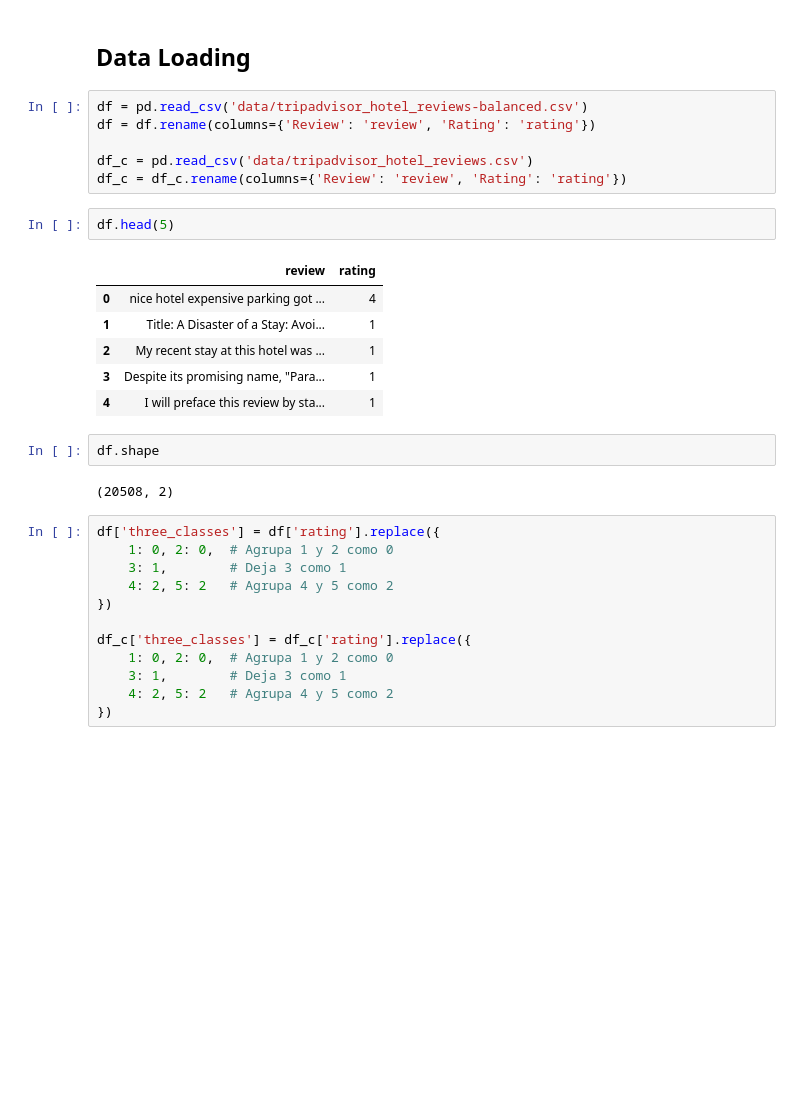
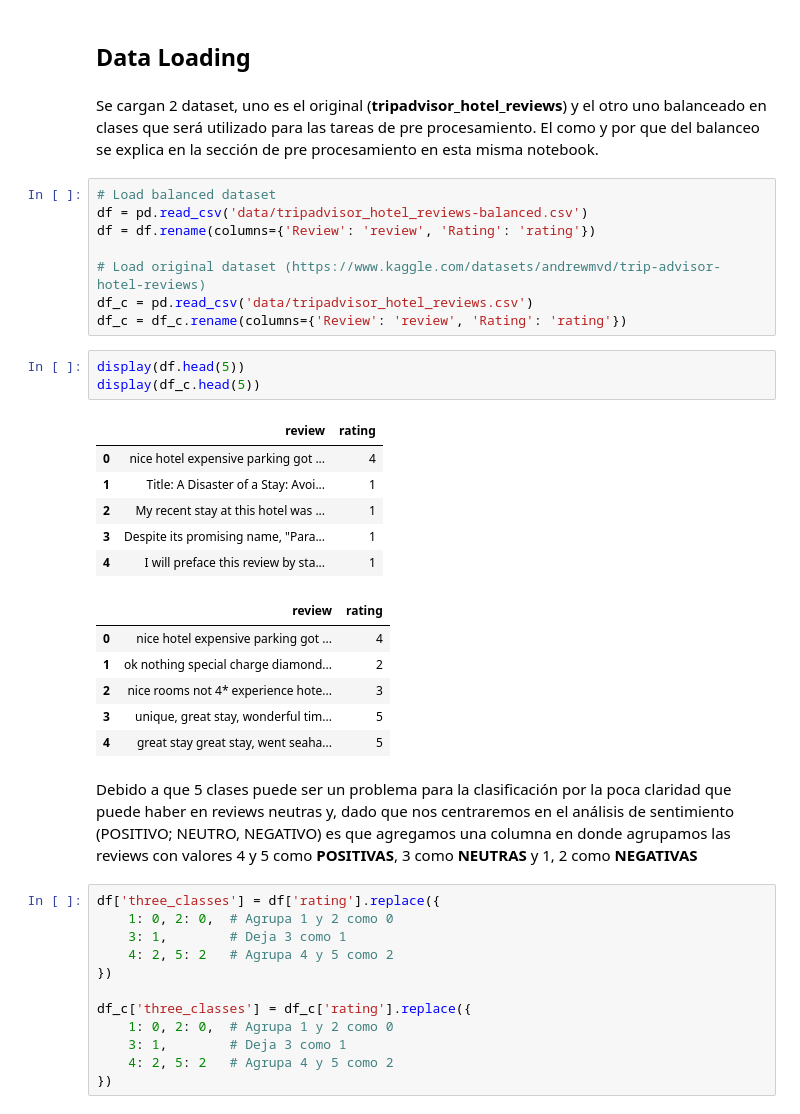
Before and after one commit to FIUBA-CEIA-18Co2024/AM1-TP, a Jupyter notebook: pre_processing.ipynb, the cells around one changed output. Drawn from its saved outputs; the diff is of its cells as text; blank space fills up the shorter version.

```diff
--- a/pre_processing.ipynb
+++ b/pre_processing.ipynb
@@ -75,24 +104,33 @@ True
 # %% [markdown]
 ## Data Loading
+# %% [markdown]
+Se cargan 2 dataset, uno es el original (**tripadvisor_hotel_reviews**) y el otro uno balanceado en clases que será utilizado para las tareas de pre procesamiento. El como y por que del balanceo se explica en la sección de pre procesamiento en esta misma notebook.
 # %%
+# Load balanced dataset
 df = pd.read_csv('data/tripadvisor_hotel_reviews-balanced.csv')
 df = df.rename(columns={'Review': 'review', 'Rating': 'rating'})
 
+# Load original dataset (https://www.kaggle.com/datasets/andrewmvd/trip-advisor-hotel-reviews)
 df_c = pd.read_csv('data/tripadvisor_hotel_reviews.csv')
 df_c = df_c.rename(columns={'Review': 'review', 'Rating': 'rating'})
 # %%
-df.head(5)
+display(df.head(5))
+display(df_c.head(5))
 # %% [output]
 |  | review | rating |
 | 0 | nice hotel expensive parking got ... | 4 |
 | 1 | Title: A Disaster of a Stay: Avoi... | 1 |
 | 2 | My recent stay at this hotel was ... | 1 |
 | 3 | Despite its promising name, "Para... | 1 |
 | 4 | I will preface this review by sta... | 1 |
+|  | review | rating |
+| 0 | nice hotel expensive parking got ... | 4 |
+| 1 | ok nothing special charge diamond... | 2 |
+| 2 | nice rooms not 4* experience hote... | 3 |
+| 3 | unique, great stay, wonderful tim... | 5 |
+| 4 | great stay great stay, went seaha... | 5 |
-# %%
-df.shape
-# %% [output]
-(20508, 2)
+# %% [markdown]
+Debido a que 5 clases puede ser un problema para la clasificación por la poca claridad que puede haber en reviews neutras y, dado que nos centraremos en el análisis de sentimiento (POSITIVO; NEUTRO, NEGATIVO) es que agregamos una columna en donde agrupamos las reviews con valores 4 y 5 como **POSITIVAS**, 3 como **NEUTRAS** y 1, 2 como **NEGATIVAS**
 # %%
 df['three_classes'] = df['rating'].replace({
     1: 0, 2: 0,  # Agrupa 1 y 2 como 0
```
Also changed, not shown: parts of 20 cells of this notebook, 1 other file.
